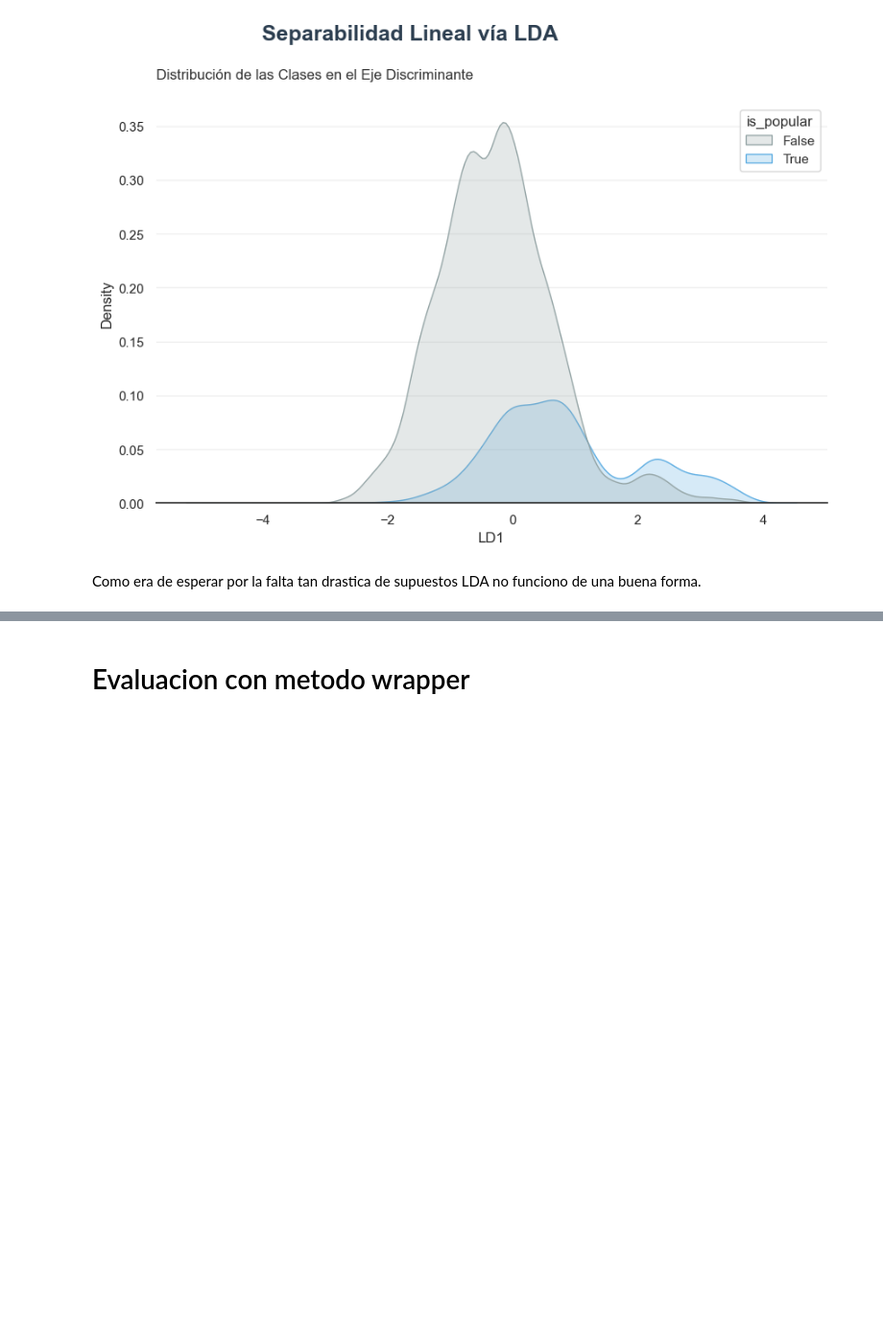
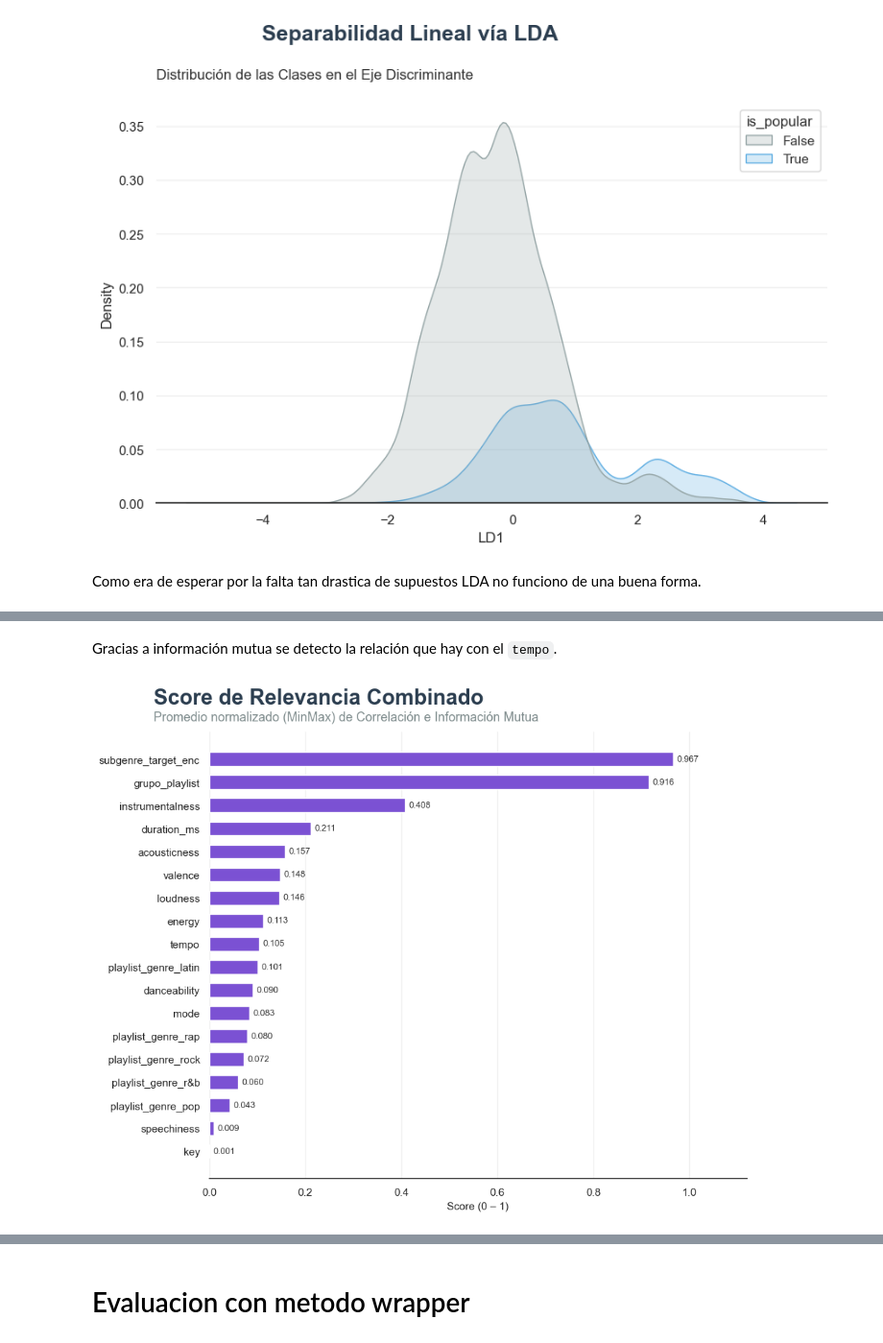
Before and after one commit to juanpablocarrillohortua/Proyecto_Data_Mining_UEC, a Jupyter notebook: notebooks/Data _Preparation_2nd_part.ipynb, the cells around one changed output, grey strips where cells are left out. Shown at 96% size. Saved outputs shown, nothing was run; the diff lists cells and outputs as text; code cells hidden in the pictures; blank space fills up the shorter version.

```diff
--- a/notebooks/Data _Preparation_2nd_part.ipynb
+++ b/notebooks/Data _Preparation_2nd_part.ipynb
@@ -862,0 +960,53 @@ Como era de esperar por la falta tan drastica de supuestos LDA no funciono de un
+# %% [markdown]
+Gracias a información mutua se detecto la relación que hay con el `tempo`.
+# %%
+# --- 1. CÁLCULO Y NORMALIZACIÓN ---
+# Correlación (valor absoluto para comparar magnitud)
+corr_popular = (df_final.corr()['is_popular']
+                .drop('is_popular')
+                .reindex(vars_todas_pred))
+
+scaler = MinMaxScaler()
+
+corr_scaled = scaler.fit_transform(corr_popular.abs().values.reshape(-1, 1)).flatten()
+mi_scaled   = scaler.fit_transform(df_mi.reindex(vars_todas_pred)['info_mutua']
+                                       .values.reshape(-1, 1)).flatten()
+
+df_score = pd.DataFrame({
+    'variable':    vars_todas_pred,
+    'corr_scaled': corr_scaled,
+    'mi_scaled':   mi_scaled,
+})
+df_score['score'] = (df_score['corr_scaled'] + df_score['mi_scaled']) / 2
+df_score = df_score.sort_values('score', ascending=True)
+df_score = df_score.reset_index().set_index('variable')
+df_score.drop(columns=['index'], inplace=True)
+
+
+# --- 2. CREAR FIGURA ---
+fig, ax = plt.subplots(figsize=(10, 8))
+
+# TÍTULO ESTILO EDITORIAL
+fig.text(0.1, 0.95, "Score de Relevancia Combinado", fontsize=22,
+         fontweight='bold', color='#2c3e50')
+fig.text(0.1, 0.92, "Promedio normalizado (MinMax) de Correlación e Información Mutua",
+         fontsize=13, color='#7f8c8d')
+
+# --- 3. BARRAS HORIZONTALES ---
+bars = ax.barh(df_score.index, df_score['score'],
+               color='#7b51d3', edgecolor='white', height=0.6)
+
+# Etiquetas de valor
+for bar, val in zip(bars, df_score['score']):
+    ax.text(val + 0.008, bar.get_y() + bar.get_height() / 2,
+            f'{val:.3f}', va='center', ha='left', fontsize=9, color='#333333')
+
+ax.set_xlabel('Score (0 – 1)', fontsize=11)
+ax.set_xlim(0, 1.12)
+ax.grid(axis='x', alpha=0.3)
+
+sns.despine(left=True, ax=ax)
+plt.subplots_adjust(top=0.90, left=0.18, right=0.95, bottom=0.10)
+plt.show()
+# %% [output]
+[figure, added]
```
Also changed, not shown: parts of 46 cells of this notebook, 3 other files.
